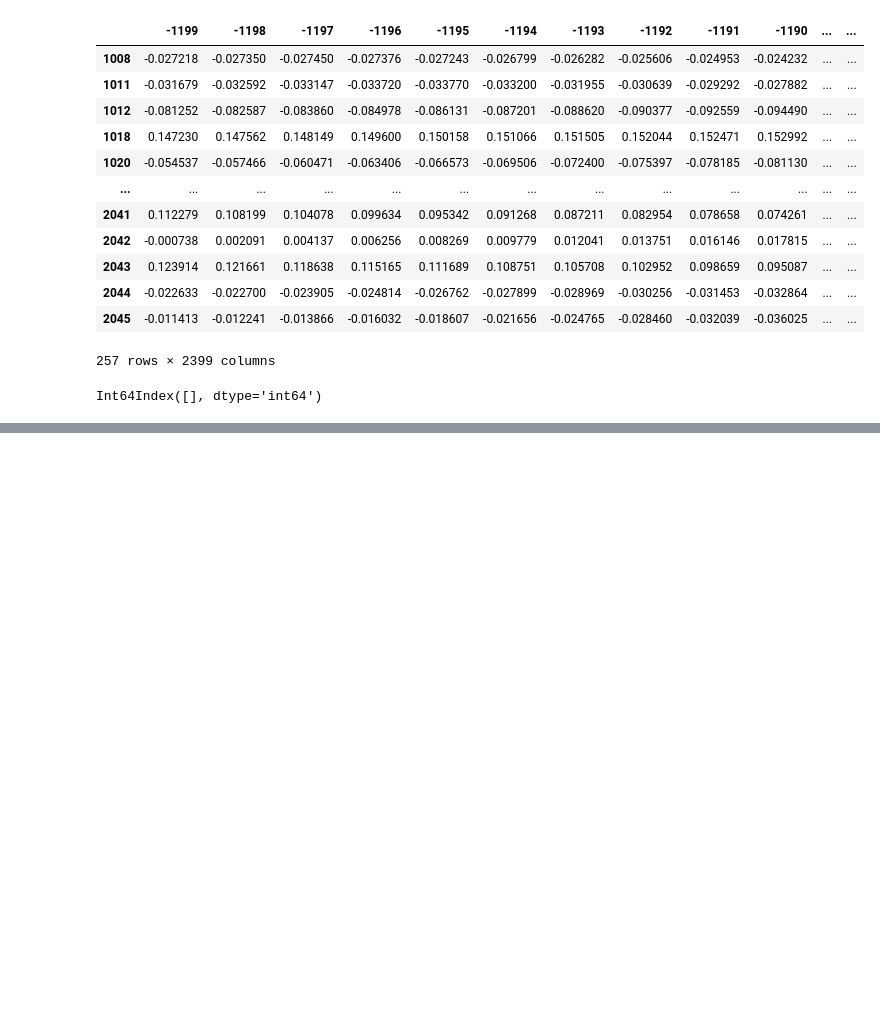
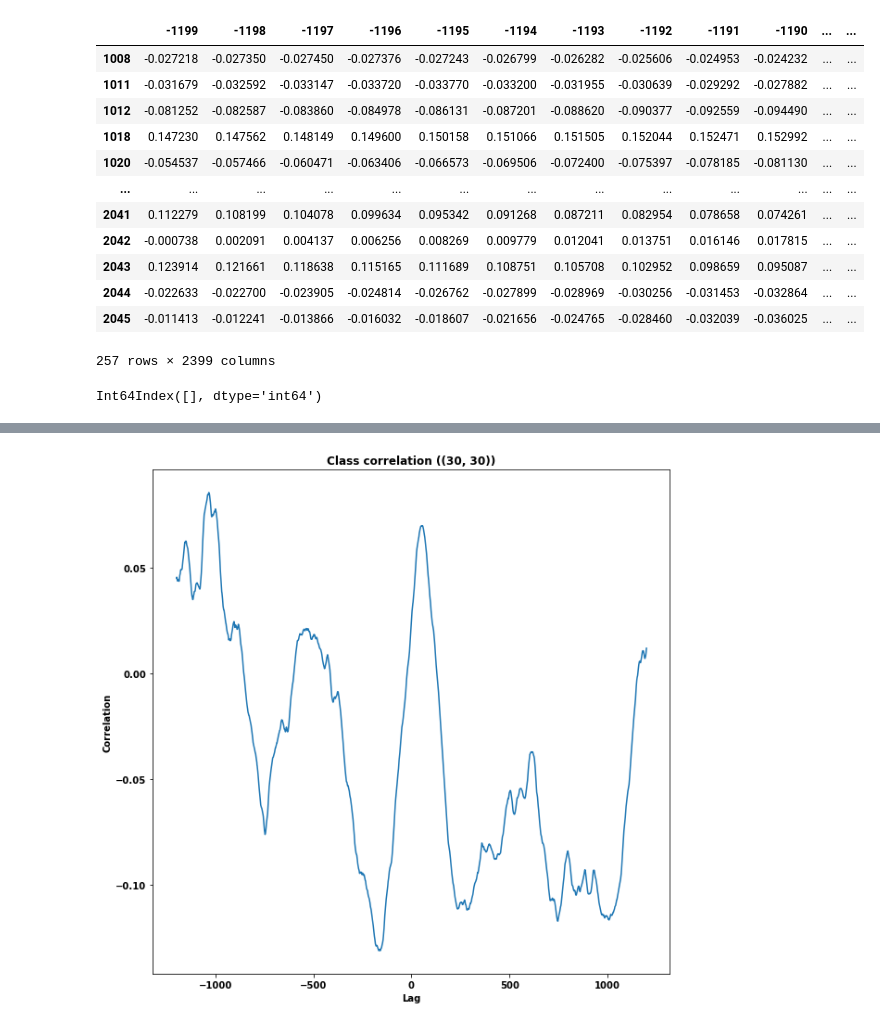
Before and after one commit to lujoselu98/TFM, a Jupyter notebook: Transformations/filter_data.ipynb, the cells around one changed output, grey strips where cells are left out. Saved outputs shown, nothing was run; the diff lists cells and outputs as text; code cells hidden in the pictures; blank space fills up the shorter version.

```diff
--- a/Transformations/filter_data.ipynb
+++ b/Transformations/filter_data.ipynb
@@ -122,0 +141,4 @@ Int64Index([], dtype='int64')
+# %%
+plot_utils.plot_class_correlation(cc_df, y, title=f'Class correlation ({mins_cut, nan_percentage_threshold})')
+# %% [output]
+[figure, added]
```
Also changed, not shown: parts of 7 cells of this notebook, 5 other files.
